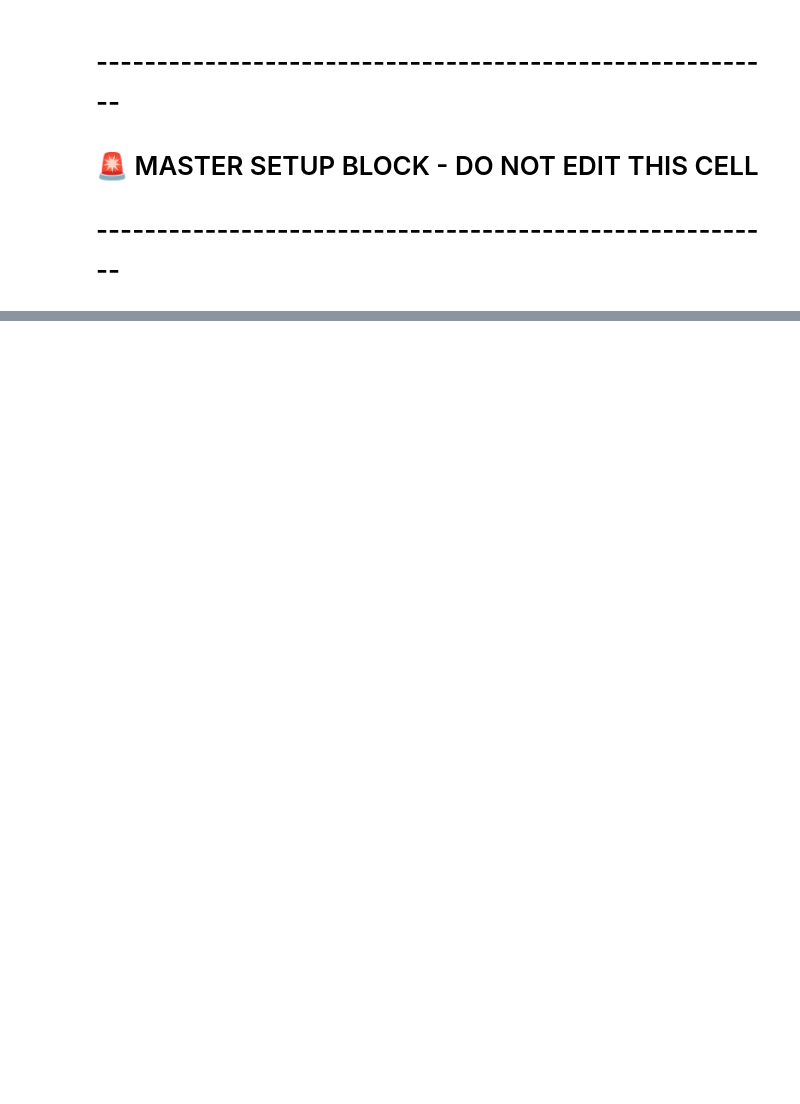
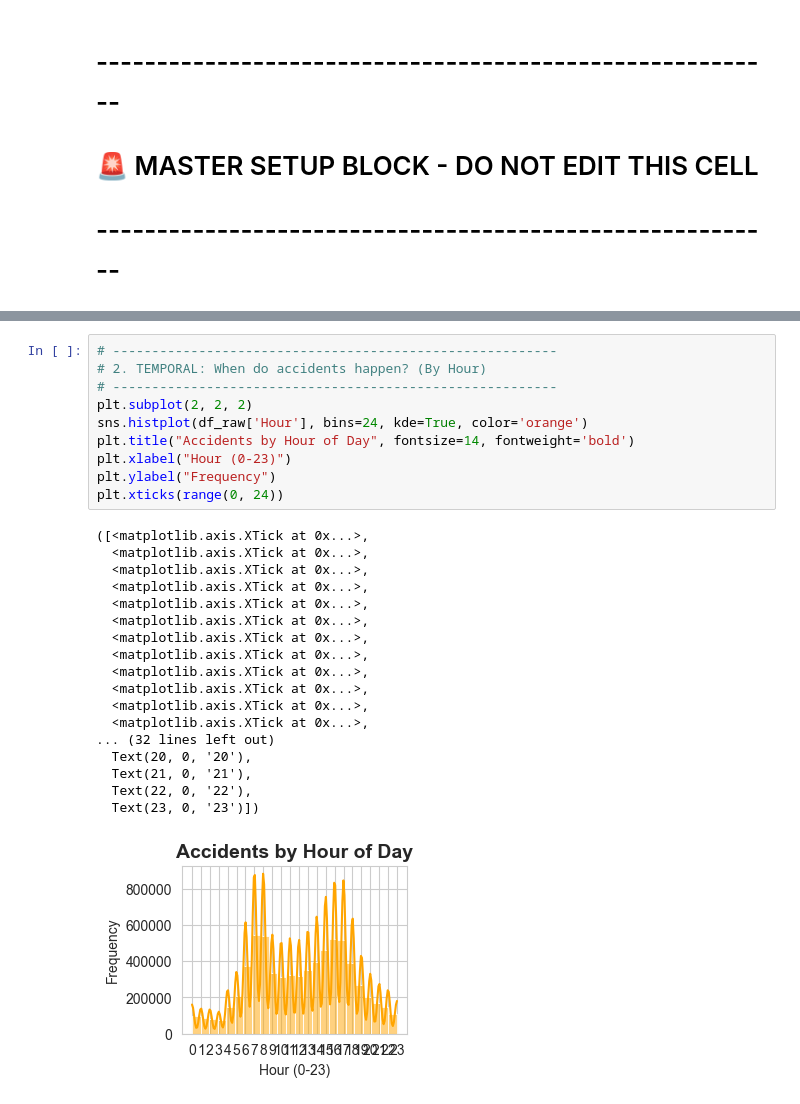
Before and after one commit to notNAKAZAKi-ctrl/us-accidents-analysis-2026, a Jupyter notebook: EDA.ipynb, the cells around one changed output, grey strips where cells are left out. Saved outputs shown, nothing was run; the diff lists cells and outputs as text; blank space fills up the shorter version.

```diff
--- a/EDA.ipynb
+++ b/EDA.ipynb
@@ -110,0 +198,29 @@ df.head(3)
+# %%
+# ---------------------------------------------------------
+# 2. TEMPORAL: When do accidents happen? (By Hour)
+# ---------------------------------------------------------
+plt.subplot(2, 2, 2)
+sns.histplot(df_raw['Hour'], bins=24, kde=True, color='orange')
+plt.title("Accidents by Hour of Day", fontsize=14, fontweight='bold')
+plt.xlabel("Hour (0-23)")
+plt.ylabel("Frequency")
+plt.xticks(range(0, 24))
+# %% [output]
+([<matplotlib.axis.XTick at 0x...>,
+  <matplotlib.axis.XTick at 0x...>,
+  <matplotlib.axis.XTick at 0x...>,
+  <matplotlib.axis.XTick at 0x...>,
+  <matplotlib.axis.XTick at 0x...>,
+  <matplotlib.axis.XTick at 0x...>,
+  <matplotlib.axis.XTick at 0x...>,
+  <matplotlib.axis.XTick at 0x...>,
+  <matplotlib.axis.XTick at 0x...>,
+  <matplotlib.axis.XTick at 0x...>,
+  <matplotlib.axis.XTick at 0x...>,
+  <matplotlib.axis.XTick at 0x...>,
+... (32 lines left out)
+  Text(20, 0, '20'),
+  Text(21, 0, '21'),
+  Text(22, 0, '22'),
+  Text(23, 0, '23')])
+[figure, added]
```
Also changed, not shown: parts of 21 cells of this notebook.
